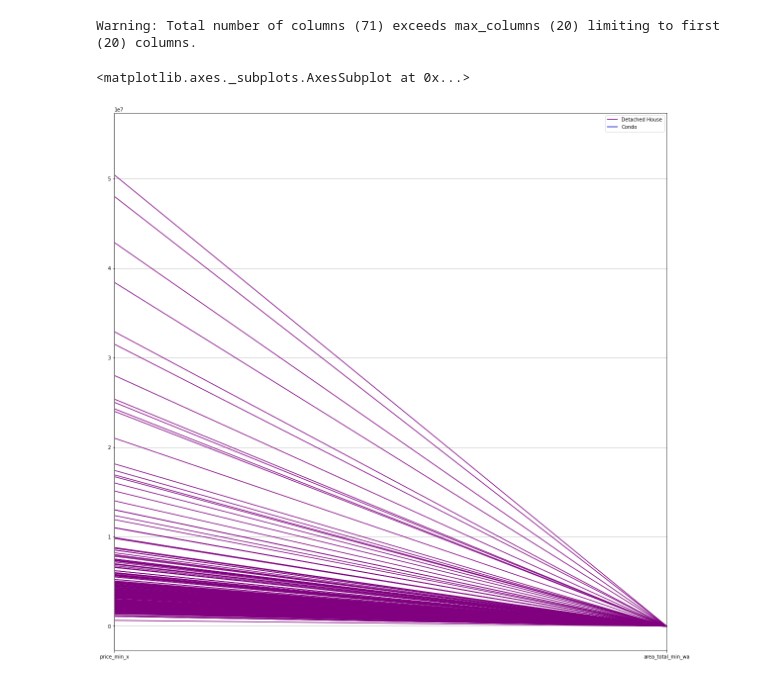
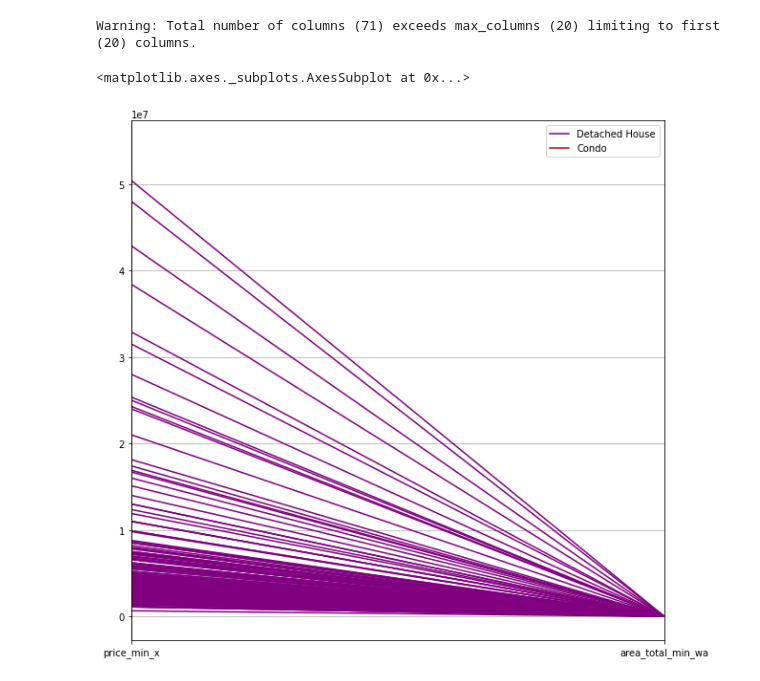
Before and after one commit to Ninkrn/BasicProg_Dataviz65, a Jupyter notebook: DataViz01_Table_Data.ipynb, the cells around one changed output. Saved outputs shown, nothing was run; the diff lists cells and outputs as text; code cells hidden in the pictures.

Commit message:
Visualize Table+HW3

```diff
--- a/DataViz01_Table_Data.ipynb
+++ b/DataViz01_Table_Data.ipynb
@@ -223,8 +223,11 @@ c_h
 | 53699 | 18541 | 5fb3a735ee0d7f0012409fb0 | 5fb3a4032aaf680012207eae | บ้านเดี่ยวชั้นเดียว | 1 | Detached House | ... |
 3445 rows × 71 columns
 Warning: Total number of columns (71) exceeds max_columns (20) limiting to first (20) columns.
+# %%
+matplotlib.rcParams['figure.figsize']=[10,10]
 # %%
-pd.plotting.parallel_coordinates(c_h, 'propertytype_name_en_x',cols = ['price_min_x','area_total_min_wa'], color=[[0.5,0,0.5],[0,0,0.8]])
+pd.plotting.parallel_coordinates(c_h, 'propertytype_name_en_x',cols = ['price_min_x','area_total_min_wa'],
+                                 color=[[0.5,0,0.5],[0.8,0,0]])
 # %% [output]
 <matplotlib.axes._subplots.AxesSubplot at 0x...>
-[figure, old version]
+[figure, new version]
```
